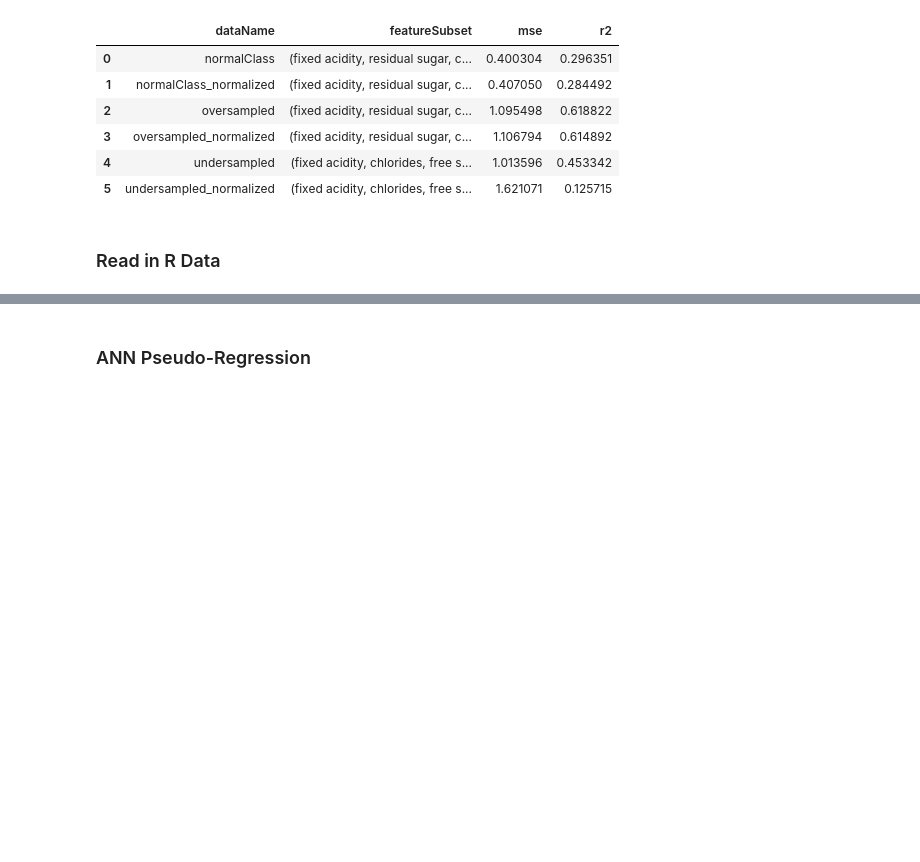
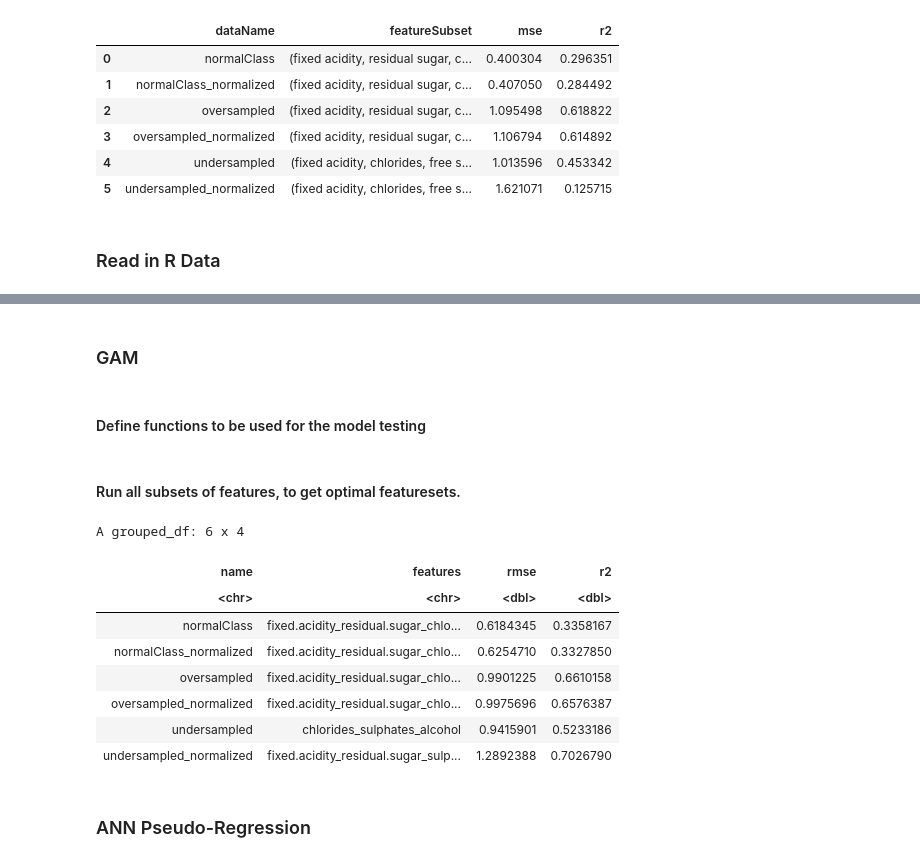
Before and after one commit to rpi11/DSAN5300-final_project, a Jupyter notebook: Regression.ipynb, the cells around one changed output, grey strips where cells are left out. Cells and saved outputs as stored; diff of their text form; code cells hidden in the pictures; blank space fills up the shorter version.

```diff
--- a/Regression.ipynb
+++ b/Regression.ipynb
@@ -177,0 +150,9 @@ print(data.frame(
+# %%
+files <- c()
+dfs <- list()
+for(file in list.files("data/")){
+    if(file != "winequality.csv"){
+        files <- append(files, strsplit(file, "\\.")[[1]][1])
+        dfs <- append(dfs, list(read.csv(paste("data/",file,sep = ""), header = T)))
+    }
+}
@@ -177,0 +172,4 @@ print(data.frame(
+# %% [markdown]
+### GAM
+# %% [markdown]
+#### Define functions to be used for the model testing
@@ -177,0 +235,2 @@ print(data.frame(
+# %% [markdown]
+#### Run all subsets of features, to get optimal featuresets.
@@ -178,2 +247,19 @@ print(data.frame(
+# %%
+# arrange(resultsDf, desc(r2))
+bestResults <- resultsDf %>%
+  group_by(name) %>%
+  top_n(n = 1, wt = r2) %>%
+  arrange(name, desc(r2))
+bestResults
+# %% [output]
+A grouped_df: 6 x 4
+| name | features | rmse | r2 |
+| <chr> | <chr> | <dbl> | <dbl> |
+| normalClass | fixed.acidity_residual.sugar_chlo... | 0.6184345 | 0.3358167 |
+| normalClass_normalized | fixed.acidity_residual.sugar_chlo... | 0.6254710 | 0.3327850 |
+| oversampled | fixed.acidity_residual.sugar_chlo... | 0.9901225 | 0.6610158 |
+| oversampled_normalized | fixed.acidity_residual.sugar_chlo... | 0.9975696 | 0.6576387 |
+| undersampled | chlorides_sulphates_alcohol | 0.9415901 | 0.5233186 |
+| undersampled_normalized | fixed.acidity_residual.sugar_sulp... | 1.2892388 | 0.7026790 |
 # %% [markdown]
 ### ANN Pseudo-Regression
```
Also changed, not shown: parts of 12 cells of this notebook, 1 other file.
